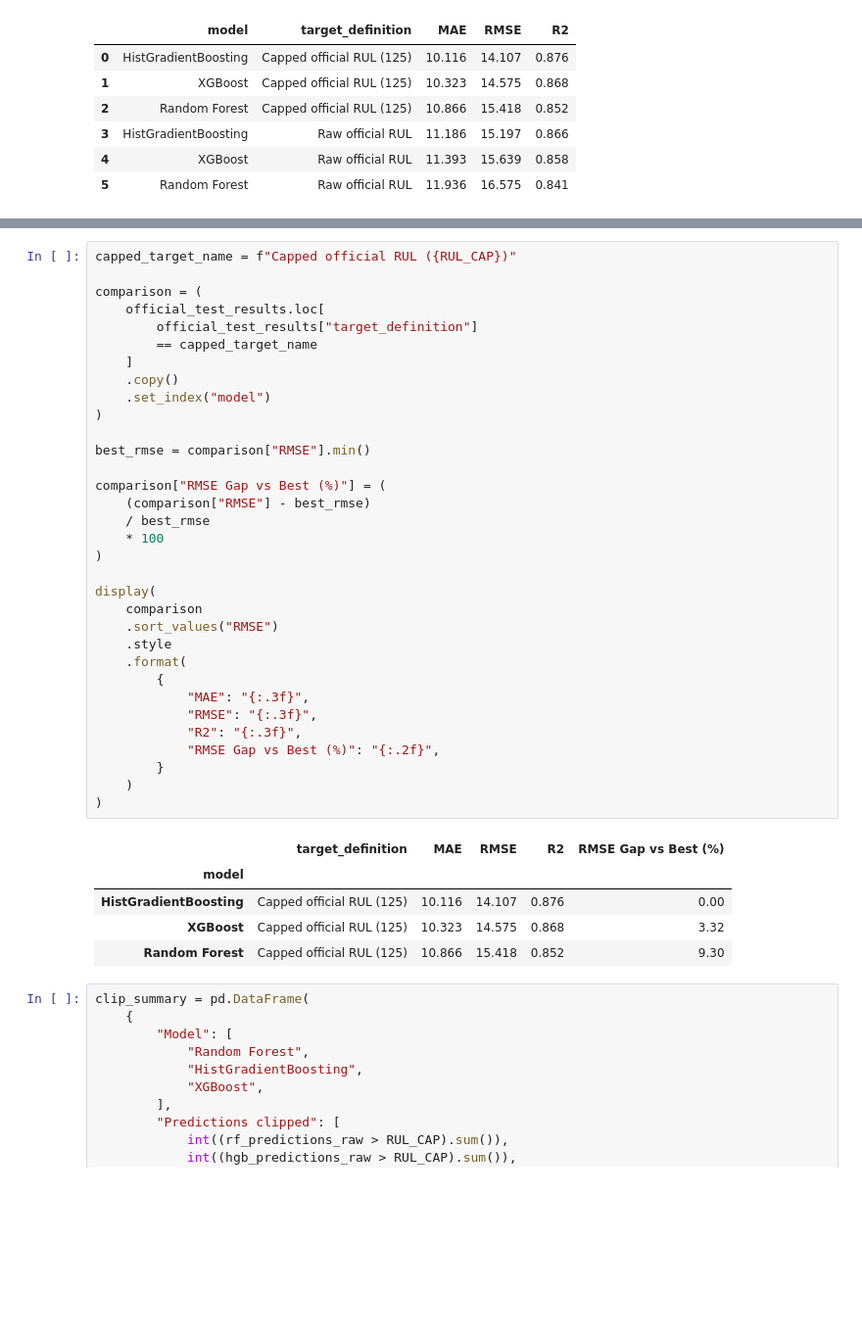
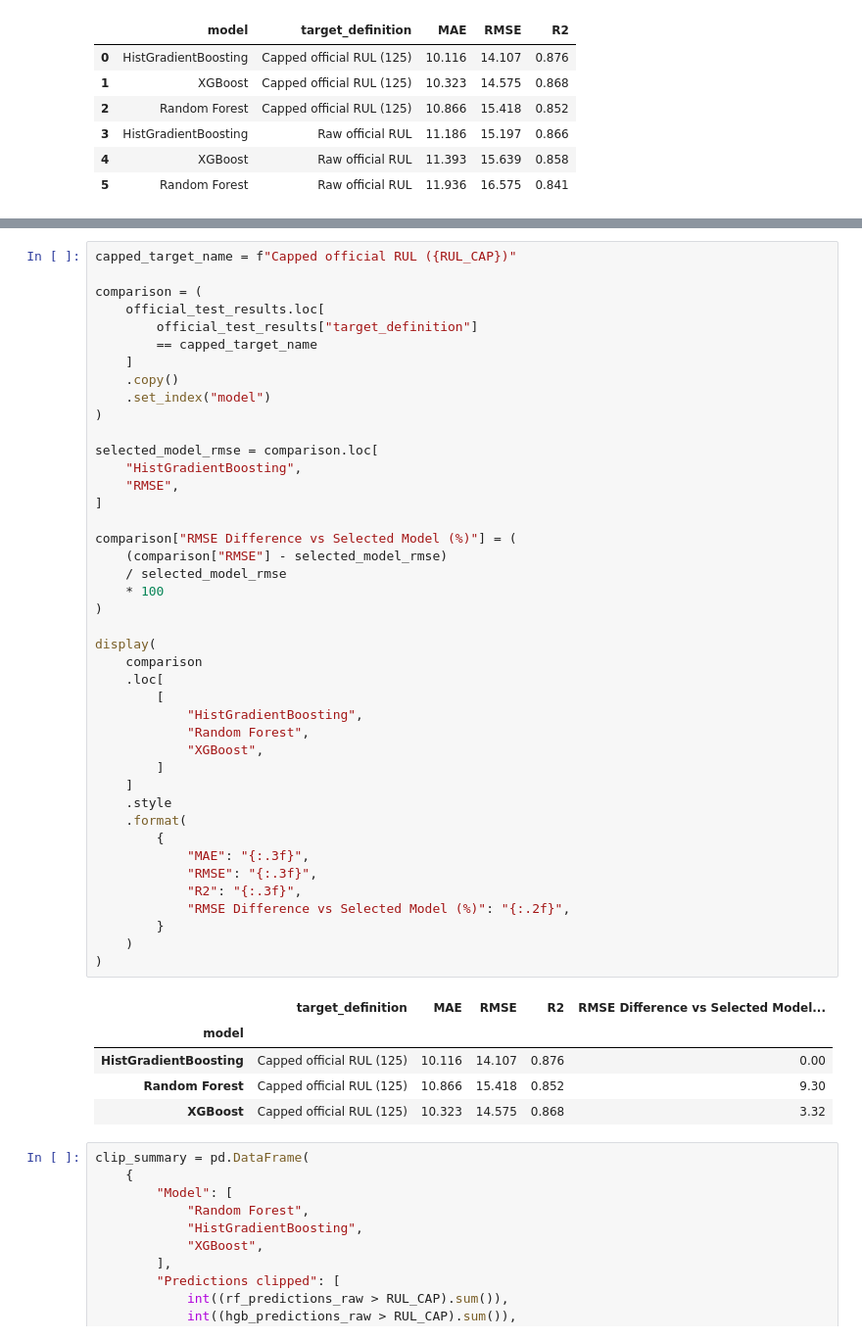
Before and after one commit to Alirzakf/Aircraft-Engine-Predictive-Maintenance-NASA-C-MAPSS, a Jupyter notebook: notebooks/07_official_test_evaluation.ipynb, the cells around one changed output, grey strips where cells are left out. Shown at 98% size. Cells and saved outputs as stored; diff of their text form; blank space fills up the shorter version.

```diff
--- a/notebooks/07_official_test_evaluation.ipynb
+++ b/notebooks/07_official_test_evaluation.ipynb
@@ -1009,42 +1023,51 @@ R²    : 0.876
 # %%
 capped_target_name = f"Capped official RUL ({RUL_CAP})"
 
 comparison = (
     official_test_results.loc[
         official_test_results["target_definition"]
         == capped_target_name
     ]
     .copy()
     .set_index("model")
 )
 
-best_rmse = comparison["RMSE"].min()
+selected_model_rmse = comparison.loc[
+    "HistGradientBoosting",
+    "RMSE",
+]
 
-comparison["RMSE Gap vs Best (%)"] = (
-    (comparison["RMSE"] - best_rmse)
-    / best_rmse
+comparison["RMSE Difference vs Selected Model (%)"] = (
+    (comparison["RMSE"] - selected_model_rmse)
+    / selected_model_rmse
     * 100
 )
 
 display(
     comparison
-    .sort_values("RMSE")
+    .loc[
+        [
+            "HistGradientBoosting",
+            "Random Forest",
+            "XGBoost",
+        ]
+    ]
     .style
     .format(
         {
             "MAE": "{:.3f}",
             "RMSE": "{:.3f}",
             "R2": "{:.3f}",
-            "RMSE Gap vs Best (%)": "{:.2f}",
+            "RMSE Difference vs Selected Model (%)": "{:.2f}",
         }
     )
 )
 # %% [output]
-|  | target_definition | MAE | RMSE | R2 | RMSE Gap vs Best (%) |
+|  | target_definition | MAE | RMSE | R2 | RMSE Difference vs Selected Model... |
 | model |  |  |  |  |  |
 | HistGradientBoosting | Capped official RUL (125) | 10.116 | 14.107 | 0.876 | 0.00 |
+| Random Forest | Capped official RUL (125) | 10.866 | 15.418 | 0.852 | 9.30 |
 | XGBoost | Capped official RUL (125) | 10.323 | 14.575 | 0.868 | 3.32 |
-| Random Forest | Capped official RUL (125) | 10.866 | 15.418 | 0.852 | 9.30 |
 # %%
 clip_summary = pd.DataFrame(
     {
```
Also changed, not shown: parts of 10 cells of this notebook, 2 other files.
